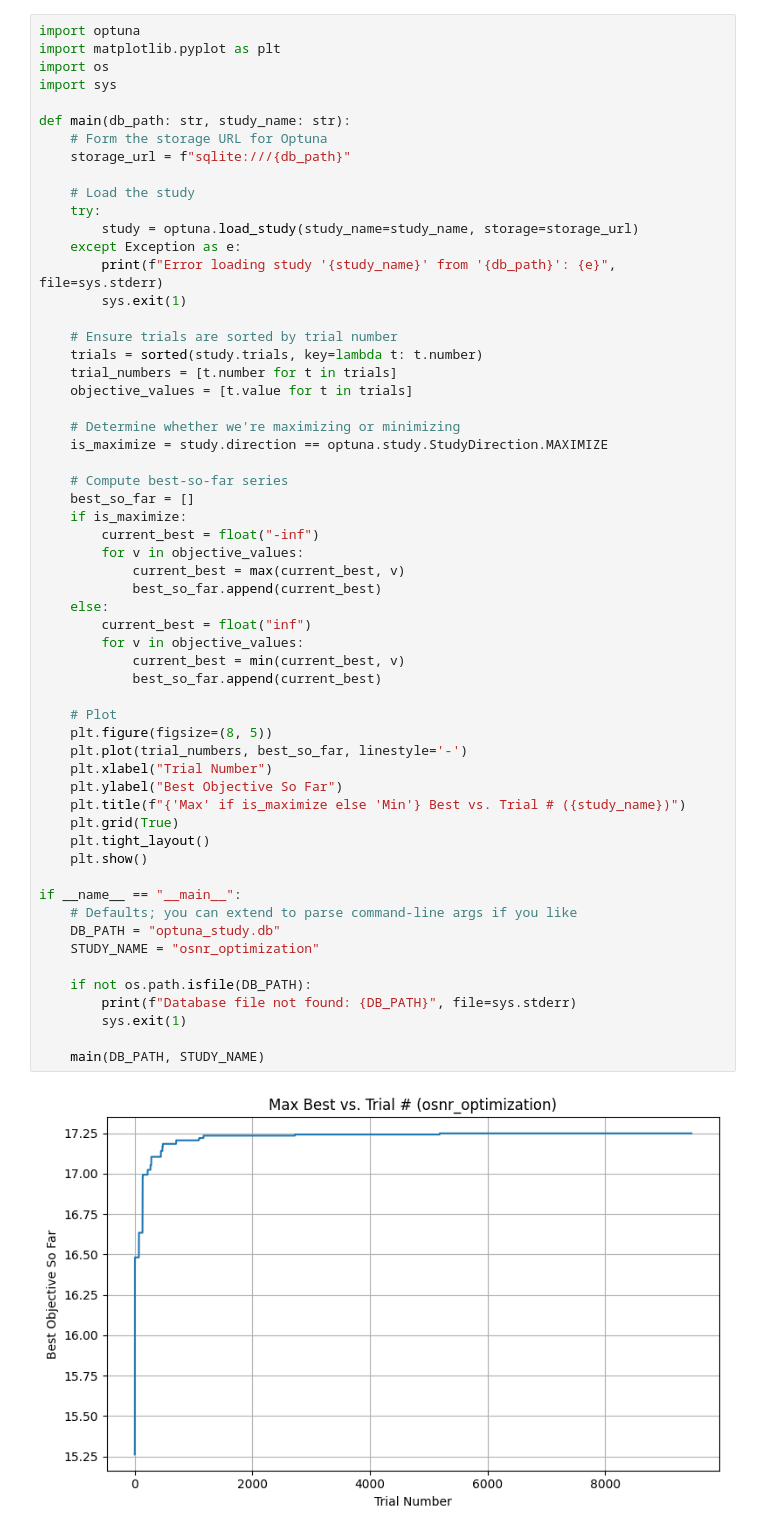
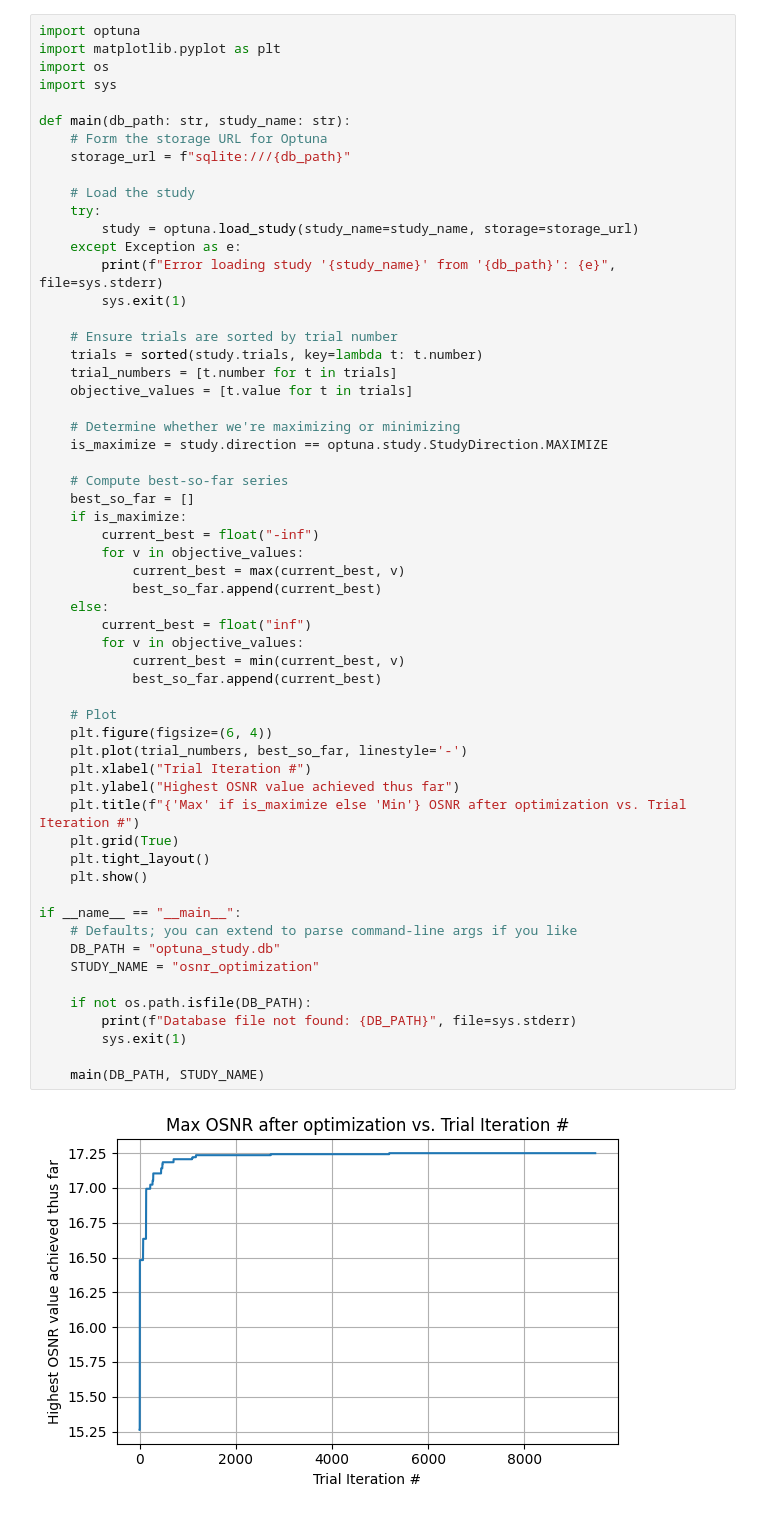
Before and after one commit to bublyapplejuice2/nysernet_gnpy, a Jupyter notebook: optuna_dashboard.ipynb, the cells around one changed output. Saved outputs shown, nothing was run; the diff lists cells and outputs as text.

Commit message:
updated optuna graphs nb

```diff
--- a/optuna_dashboard.ipynb
+++ b/optuna_dashboard.ipynb
@@ -26,35 +26,35 @@ def main(db_path: str, study_name: str):
     # Compute best-so-far series
     best_so_far = []
     if is_maximize:
         current_best = float("-inf")
         for v in objective_values:
             current_best = max(current_best, v)
             best_so_far.append(current_best)
     else:
         current_best = float("inf")
         for v in objective_values:
             current_best = min(current_best, v)
             best_so_far.append(current_best)
 
     # Plot
-    plt.figure(figsize=(8, 5))
+    plt.figure(figsize=(6, 4))
     plt.plot(trial_numbers, best_so_far, linestyle='-')
-    plt.xlabel("Trial Number")
-    plt.ylabel("Best Objective So Far")
-    plt.title(f"{'Max' if is_maximize else 'Min'} Best vs. Trial # ({study_name})")
+    plt.xlabel("Trial Iteration #")
+    plt.ylabel("Highest OSNR value achieved thus far")
+    plt.title(f"{'Max' if is_maximize else 'Min'} OSNR after optimization vs. Trial Iteration #")
     plt.grid(True)
     plt.tight_layout()
     plt.show()
 
 if __name__ == "__main__":
     # Defaults; you can extend to parse command‐line args if you like
     DB_PATH = "optuna_study.db"
     STUDY_NAME = "osnr_optimization"
 
     if not os.path.isfile(DB_PATH):
         print(f"Database file not found: {DB_PATH}", file=sys.stderr)
         sys.exit(1)
 
     main(DB_PATH, STUDY_NAME)
 # %% [output]
-[figure, old version]
+[figure, new version]
```
